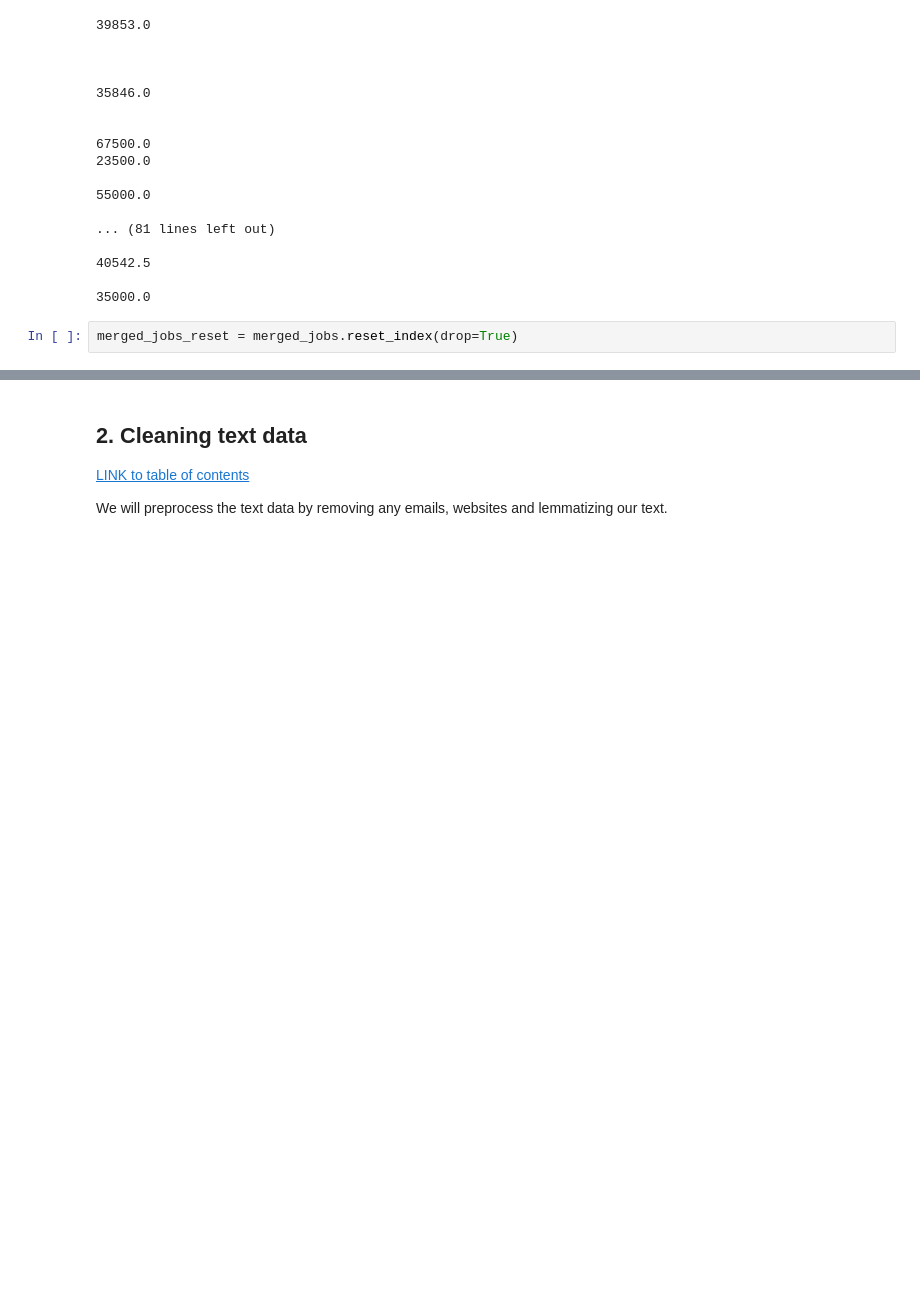
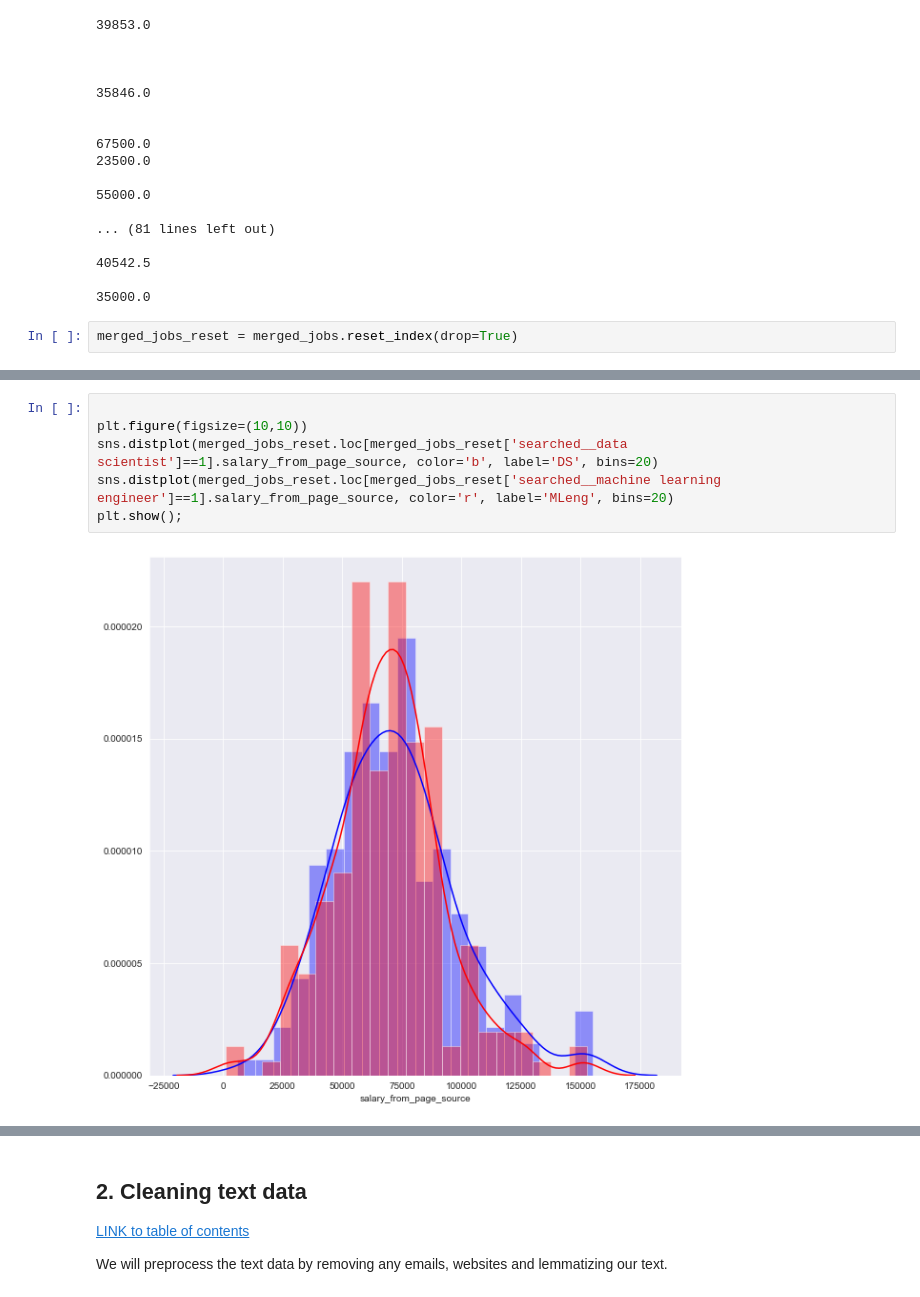
Before and after one commit to Ioana-P/MLEng_vs_DScientist_analysis, a Jupyter notebook: 4b. Data_preprocessing.ipynb, the cells around one changed output, grey strips where cells are left out. Drawn from its saved outputs; the diff is of its cells as text; blank space fills up the shorter version.

```diff
--- a/4b. Data_preprocessing.ipynb
+++ b/4b. Data_preprocessing.ipynb
@@ -440,0 +482,8 @@ merged_jobs_reset.head(10)
+# %%
+
+plt.figure(figsize=(10,10))
+sns.distplot(merged_jobs_reset.loc[merged_jobs_reset['searched__data scientist']==1].salary_from_page_source, color='b', label='DS', bins=20)
+sns.distplot(merged_jobs_reset.loc[merged_jobs_reset['searched__machine learning engineer']==1].salary_from_page_source, color='r', label='MLeng', bins=20)
+plt.show();
+# %% [output]
+[figure, added]
```
Also changed, not shown: parts of 31 cells of this notebook, 1 other file.
